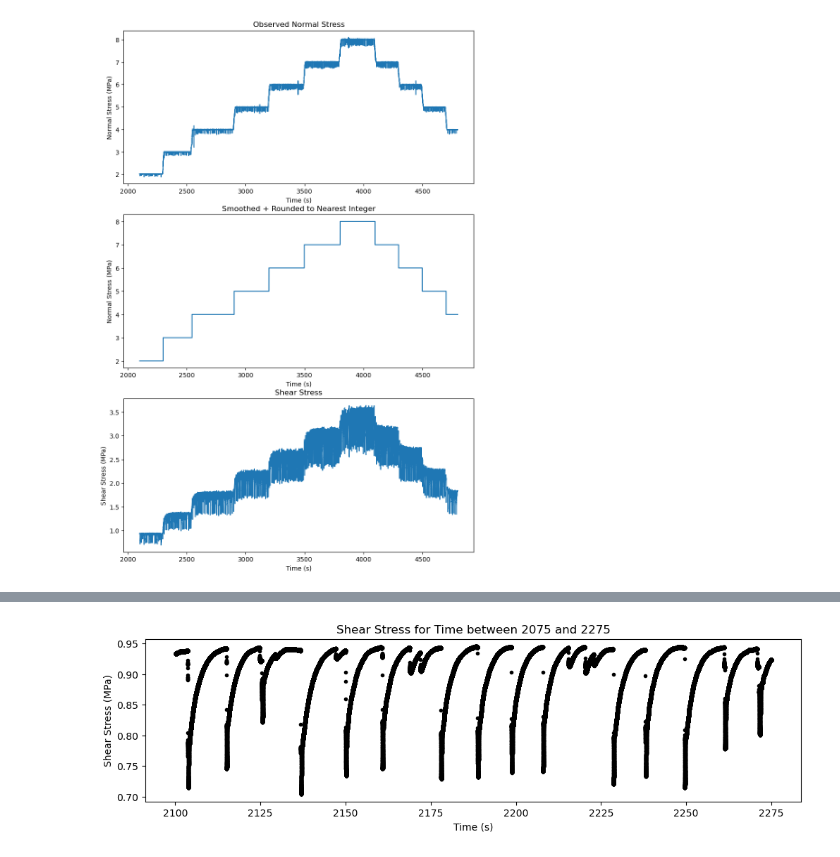
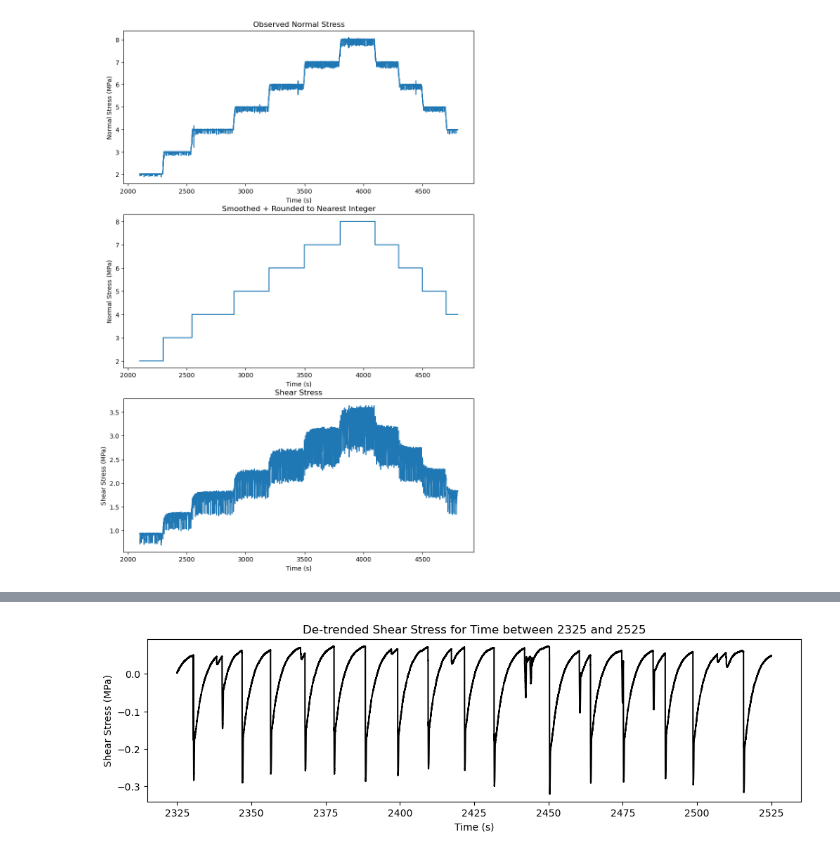
Before and after one commit to ai4er-cdt/earthquake-predictability, a Jupyter notebook: notebooks/TRR26 002 - Data Exploration - p4581.ipynb, the cells around one changed output, grey strips where cells are left out. Cells and saved outputs as stored; diff of their text form; code cells hidden in the pictures.

Commit message:
Time segment corrected in final chart - now matches Adriano

```diff
--- a/notebooks/TRR26 002 - Data Exploration - p4581.ipynb
+++ b/notebooks/TRR26 002 - Data Exploration - p4581.ipynb
@@ -219,11 +219,16 @@ interactive(children=(Dropdown(description='Segment:', index=1, options=(1, 2, 3
 <function __main__.update_plot(segment_index)>
 # %%
-time_range = (df["time"] >= 2075) & (df["time"] <= 2275)
+time_range = (df["time"] >= 2325) & (df["time"] <= 2525)
+
+x = df.loc[time_range, "time"]
+y = df.loc[time_range, "shr_stress"]
+y_det = detrend_first_order_poly(x, y)
+
 plt.figure(figsize=(12, 3))
-plt.plot(df.loc[time_range, "time"], df.loc[time_range, "shr_stress"], ".k")
+plt.plot(x, y_det, "-k")
 plt.xlabel("Time (s)")
 plt.ylabel("Shear Stress (MPa)")
-plt.title("Shear Stress for Time between 2075 and 2275")
+plt.title("De-trended Shear Stress for Time between 2325 and 2525")
 plt.show()
 # %% [output]
-[figure, old version]
+[figure, new version]
```
Also changed, not shown: parts of 4 cells of this notebook.
